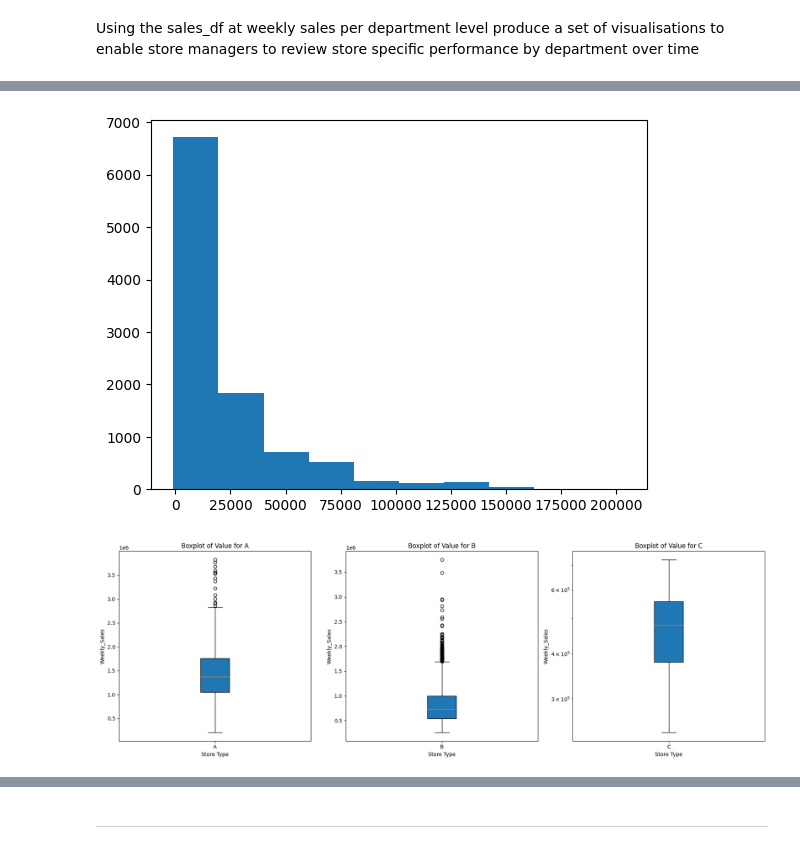
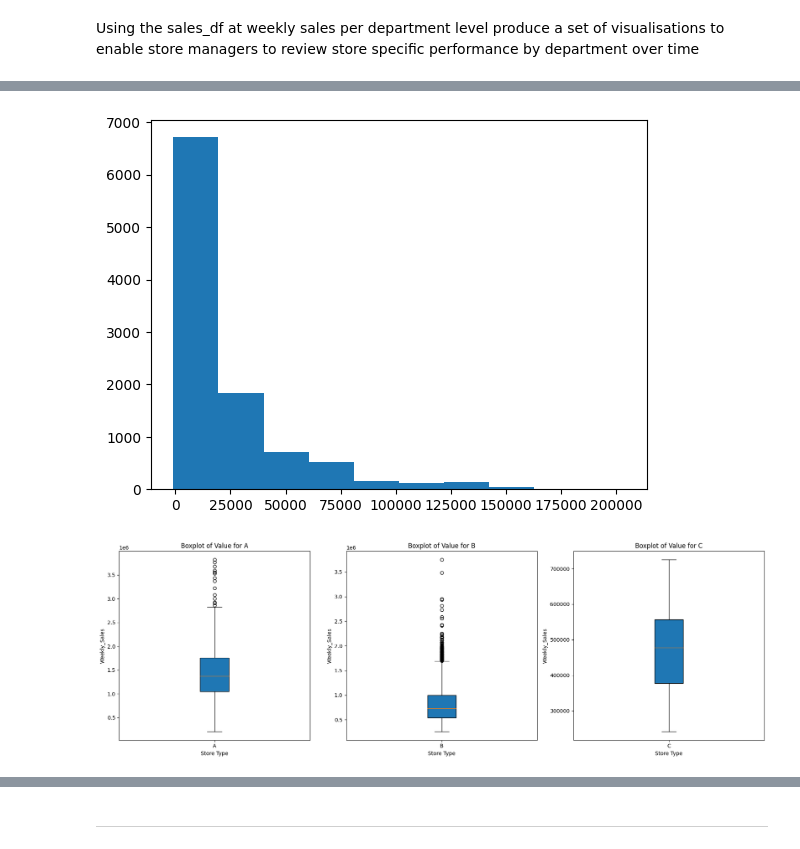
Before and after one commit to Golder-Development/CI_DA_Project_Jan2025_pg, a Jupyter notebook: jupyter_notebooks/IFa_JupyterNotebpook.ipynb, the cells around one changed output, grey strips where cells are left out. Saved outputs shown, nothing was run; the diff lists cells and outputs as text; code cells hidden in the pictures.

```diff
--- a/jupyter_notebooks/IFa_JupyterNotebpook.ipynb
+++ b/jupyter_notebooks/IFa_JupyterNotebpook.ipynb
@@ -352,9 +352,15 @@ enhancedsales_df.head()
 # %%
 #create a summary of sales per store per week
 # function_dictionary = {'OrderID':'count','Quantity':'mean'}
-salesaggregate = {'Weekly_Sales':'sum', 'SalesPerSqFt':'sum', 'Size': 'max', 'Temperature': 'max', 'Fuel_Price': 'max', 'Dept': 'count', 'Unemployment': 'max', 'IsHoliday_x': 'max', 'SalesYear': 'max', 'SalesWeek': 'max', 'Type': 'first', 'CPI': 'max'}
+salesaggregate = {'Weekly_Sales':'sum', 'SalesPerSqFt':'sum', 'Size': 'max', 'Temperature': 'max', 'Fuel_Price': 'max', 'Dept': 'count', 'Unemployment': 'max', 'IsHoliday_x': 'max', 'SalesYear': 'max', 'SalesWeek': 'max', 'SalesMonth': 'max', 'Type': 'first', 'CPI': 'max', 'MarkDownTotal': 'max', 'MarkDownData': 'max'}
 storesalessummary = enhancedsales_df.groupby(['Store','Date'], as_index=False).agg(salesaggregate).reset_index()
-storesalessummary.head(15)
+
+
+storesalessummary['NonMarkedDownSales'] = storesalessummary['Weekly_Sales'] - storesalessummary['MarkDownTotal']
+storesalessummary['PctSalesMarkedDown'] = storesalessummary['MarkDownTotal']/storesalessummary['Weekly_Sales']
+storesalessummary['NMDS_PerSqFt'] = storesalessummary['NonMarkedDownSales']/ storesalessummary['Size']
+
+storesalessummary.head(5)
 # %% [output]
 |  | index | Store | Date | Weekly_Sales | SalesPerSqFt | Size | Temperature | Fuel_Price | Dept | ... |
 | 0 | 0 | 1 | 2010-02-05 | 1643690.90 | 10.862710 | 151315 | 42.31 | 2.572 | 73 | ... |
@@ -508,32 +511,31 @@ plots_per_row = 3
 
 # Calculate the required number of rows
 num_rows = math.ceil(len(unique_groups) / plots_per_row)
 
 # Create subplots
 fig, axes = plt.subplots(nrows=num_rows, ncols=plots_per_row, figsize=(18, 6 * num_rows))
 axes = axes.flatten()  # Flatten the axes array for easier indexing
 
 # Loop through each unique value in RegEntity_Group and corresponding axes
 for idx, group in enumerate(unique_groups):
     # Filter data for the current group
     group_data = storesalessummary.loc[storesalessummary['Type'] == group, 'Weekly_Sales'].dropna()
 
     # Create a boxplot for the current group
     axes[idx].boxplot(group_data, vert=True, patch_artist=True, labels=[group])
 
     # Add labels and title
     axes[idx].set_title(f'Boxplot of Value for {group}')
     axes[idx].set_ylabel('Weekly_Sales')
     axes[idx].set_xlabel('Store Type')
 
 # Hide any unused axes
 for ax in axes[len(unique_groups):]:
     ax.set_visible(False)
 
 # Adjust layout and show plot
-plt.yscale('log')
 plt.tight_layout()
 plt.show()
 # %% [output]
 [figure]
-[figure, old version]
+[figure, new version]
```
Also changed, not shown: parts of 7 cells of this notebook.
